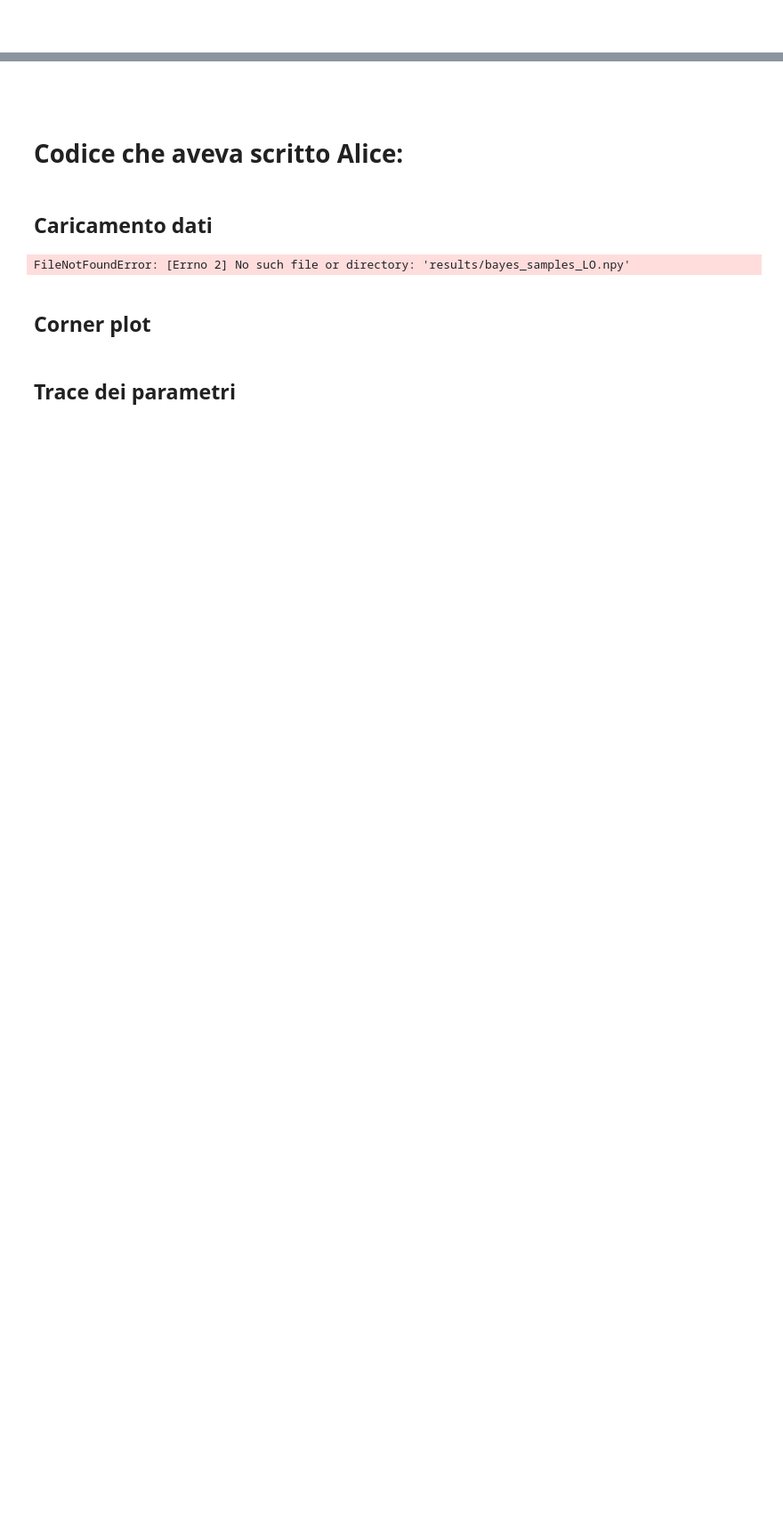
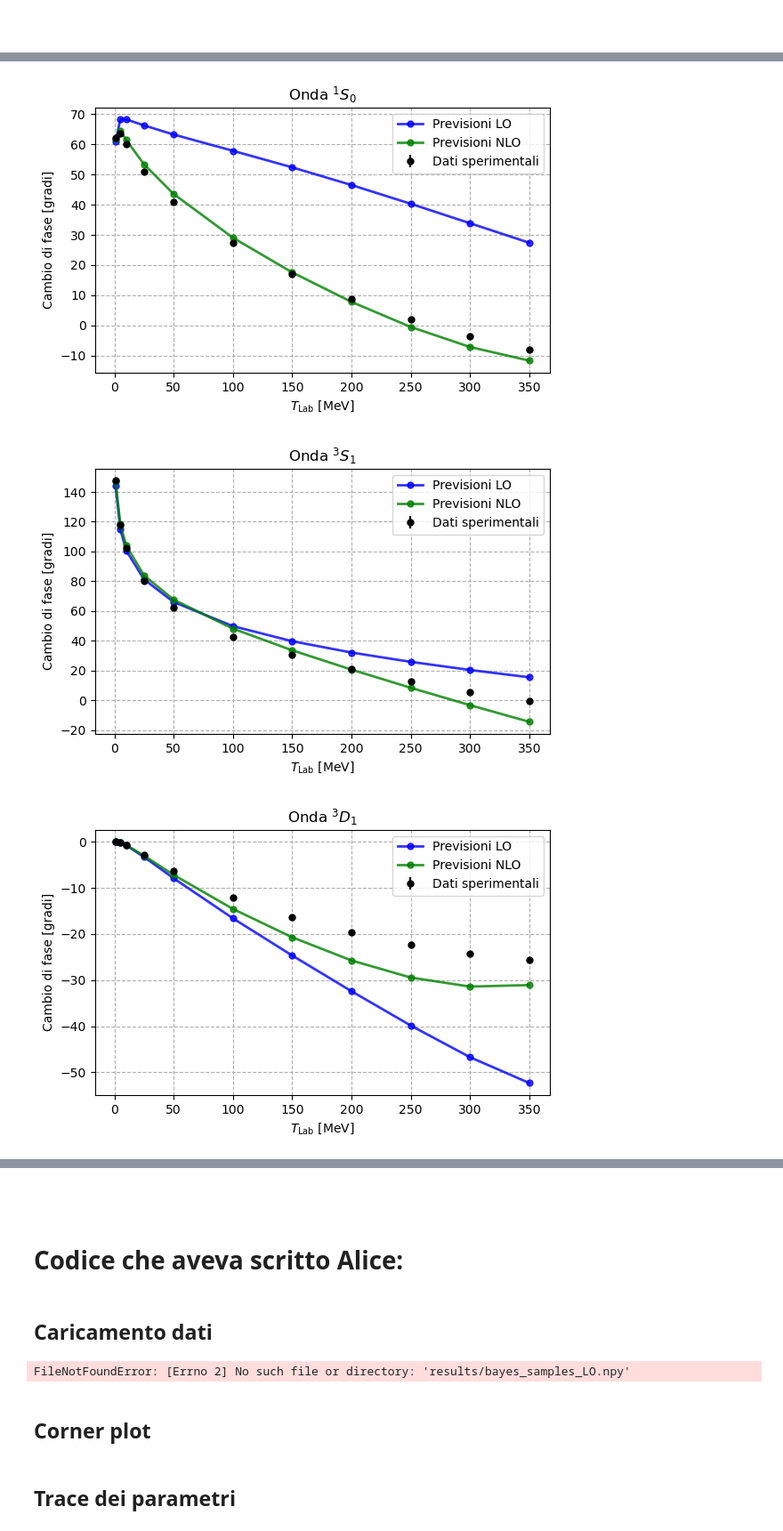
Before and after one commit to Lvetto/lmd_forza_nucleare, a Jupyter notebook: plots.ipynb, the cells around one changed output, grey strips where cells are left out. Shown at 89% size. Drawn from its saved outputs; the diff is of its cells as text; code cells hidden in the pictures; blank space fills up the shorter version.

Commit message:
Aggiornati grafici di fit e residui

```diff
--- a/plots.ipynb
+++ b/plots.ipynb
@@ -814,0 +717,72 @@ plt.show()
+# %%
+# Grafichiamo fit e residui uno alla volta. Li assembleremo poi in relazione:
+
+exp_shifts = []
+exp_shifts.append(shift_1S0)
+exp_shifts.append(shift_3S1)
+exp_shifts.append(shift_3D1)
+exp_shifts.append(shift_mix)
+
+exp_errors = []
+exp_errors.append(shift_1S0_error)
+exp_errors.append(shift_3S1_error)
+exp_errors.append(shift_3D1_error)
+exp_errors.append(shift_mix_error)
+
+teo_LO = []
+teo_LO.append(data_LO_1S0)
+teo_LO.append(data_LO_3S1)
+teo_LO.append(data_LO_3D1)
+teo_LO.append(data_LO_mix)
+
+teo_NLO = []
+teo_NLO.append(data_NLO_1S0)
+teo_NLO.append(data_NLO_3S1)
+teo_NLO.append(data_NLO_3D1)
+teo_NLO.append(data_NLO_mix)
+
+titles = [r"$^1S_0$", r"$^3S_1$", r"$^3D_1$", r"$^3\varepsilon_1$"]
+names = ["1S0", "3S1", "3D1", "mix"]
+
+# Grafici dei fit:
+for i in range(4):
+    plt.figure(figsize=(6,4))
+    plt.errorbar(T_Lab, exp_shifts[i], yerr = exp_errors[i], label = "Dati sperimentali", color="k", ls="none", marker="o", markersize=5.)
+    plt.plot(T_Lab, teo_LO[i], label = "Previsioni LO", color="b", alpha=0.8, marker="o", markersize=5. , lw=2)
+    plt.plot(T_Lab, teo_NLO[i], label = "Previsioni NLO", color="g", alpha=0.8, marker="o", markersize=5. ,lw=2)
+    plt.xlabel(r"$T_\mathrm{Lab}$ [MeV]")
+    plt.ylabel(r"Cambio di fase [gradi]")
+    plt.title(f"Onda {titles[i]}")
+    if i==3:
+        plt.legend(loc="upper left", bbox_to_anchor=(0.0,1.0))
+    else:
+        plt.legend(loc="upper right", bbox_to_anchor=(1.0,1.0))
+    plt.grid(linestyle = "--")
+    plt.tight_layout()
+    plt.savefig(f"figures/fits_{names[i]}.pdf", format="pdf", dpi=300, bbox_inches="tight")
+    plt.show()
+
+# Grafici dei residui:
+for i in range(4):
+    plt.figure(figsize=(6,4))
+    plt.plot(T_Lab, LO_residuals[i], label = "Residui LO", color = "b", marker = "o", markersize = 5.)
+    #plt.axhline(LO_means_res[i], linestyle= "--", color = "b", label=f"Media dei residui LO: {LO_means_res[i]:.1f} gradi")
+    plt.plot(T_Lab, NLO_residuals[i], label = "Residui NLO", color = "g", marker = "o", markersize = 5.)
+    #plt.axhline(NLO_means_res[i], linestyle= "--", color = "g", label=f"Media dei residui NLO: {NLO_means_res[i]:.1f} gradi")
+    plt.axhline(0, linestyle= "--", color = "r")
+    plt.xlabel(r"$T_\mathrm{Lab}$ [MeV]")
+    plt.ylabel(r"Residui [gradi]")
+    plt.title(f"Onda {titles[i]}")
+    if i==0:
+        plt.legend(loc="center right")
+    else:
+        plt.legend(loc="upper left", bbox_to_anchor=(0.0,1.0))
+    #plt.legend(loc="upper right", bbox_to_anchor=(1.0,0.19))
+    plt.grid(linestyle = "--")
+    plt.tight_layout()
+    plt.savefig(f"figures/residuals_{names[i]}.pdf", format="pdf", dpi=300, bbox_inches="tight")
+    plt.show()
+# %% [output]
+[figure, added]
+[figure, added]
+[figure, added]
```
Also changed, not shown: parts of 20 cells of this notebook.
